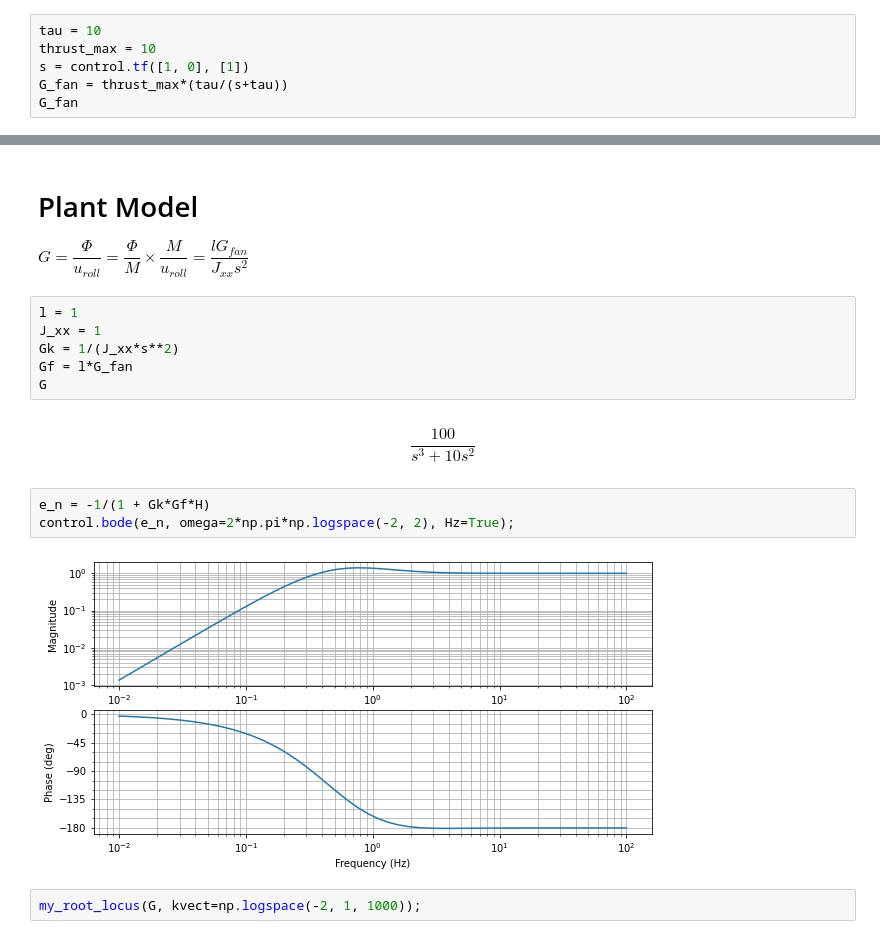
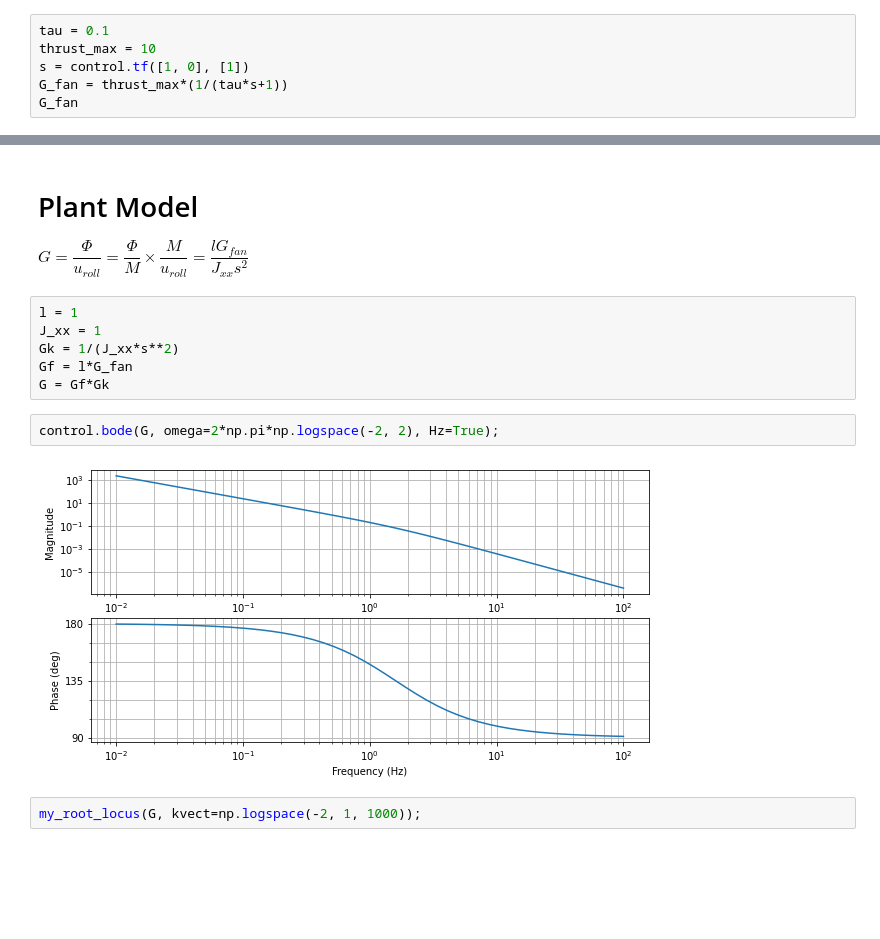
Before and after one commit to jgoppert/aae451-notebook, a Jupyter notebook: 5-VTOL-Control/VTOL-Control.ipynb, the cells around one changed output, grey strips where cells are left out. Cells and saved outputs as stored; diff of their text form; blank space fills up the shorter version.

Commit message:
Update VTOL control.

```diff
--- a/5-VTOL-Control/VTOL-Control.ipynb
+++ b/5-VTOL-Control/VTOL-Control.ipynb
@@ -33,8 +33,8 @@ where:
 * $u_{fan}$ is the normalized [0-1] throttle command for the fan
 # %%
-tau = 10
+tau = 0.1
 thrust_max = 10
 s = control.tf([1, 0], [1])
-G_fan = thrust_max*(tau/(s+tau))
+G_fan = thrust_max*(1/(tau*s+1))
 G_fan
 # %% [output]
@@ -81,14 +81,11 @@ l = 1
 J_xx = 1
 Gk = 1/(J_xx*s**2)
 Gf = l*G_fan
-G
+G = Gf*Gk
-# %% [output]
-$$\frac{100}{s^3 + 10 s^2}$$
 # %%
-e_n = -1/(1 + Gk*Gf*H)
-control.bode(e_n, omega=2*np.pi*np.logspace(-2, 2), Hz=True);
+control.bode(G, omega=2*np.pi*np.logspace(-2, 2), Hz=True);
 # %% [output]
-[figure, old version]
+[figure, new version]
 # %%
 my_root_locus(G, kvect=np.logspace(-2, 1, 1000));
 # %% [output]
```
Also changed, not shown: parts of 2 cells of this notebook.
